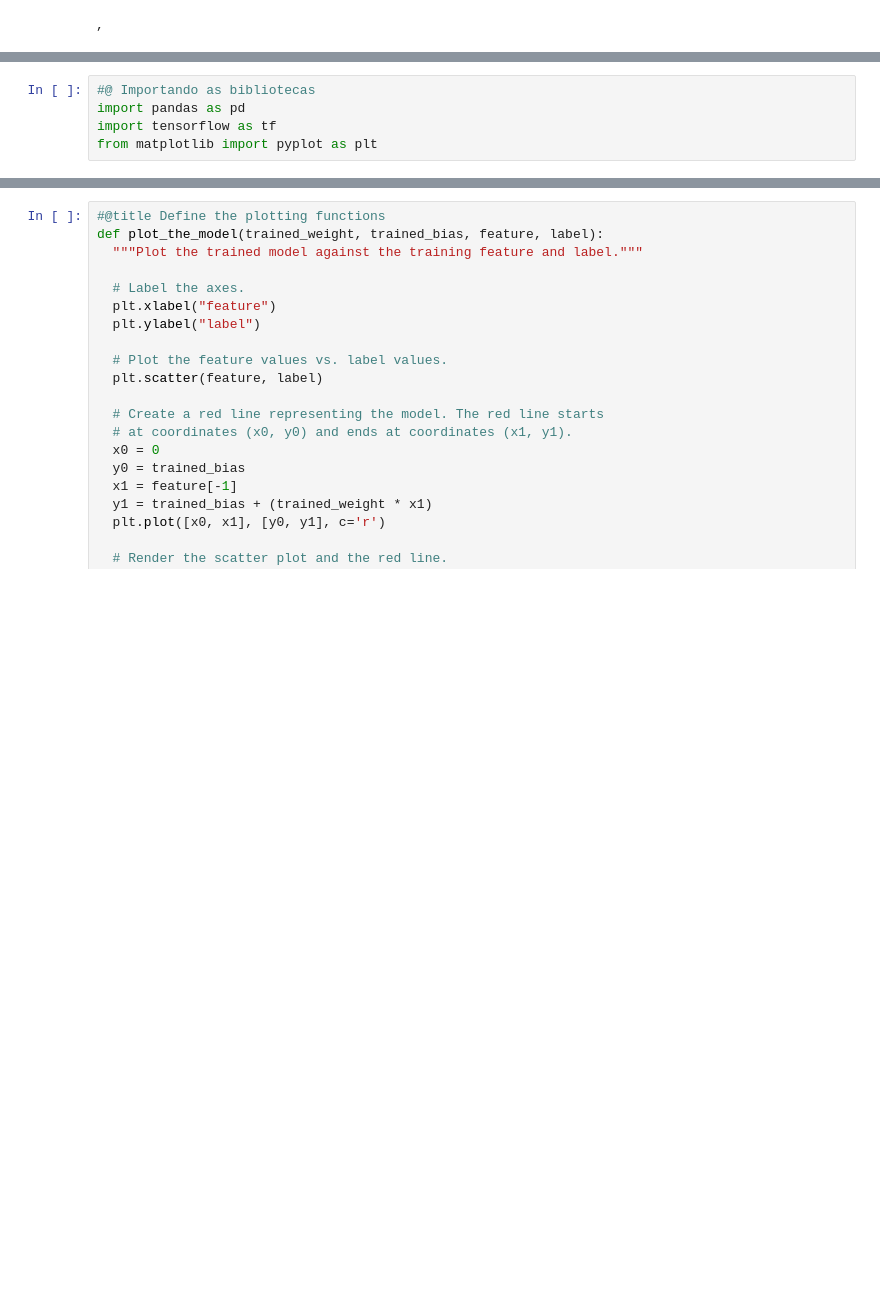
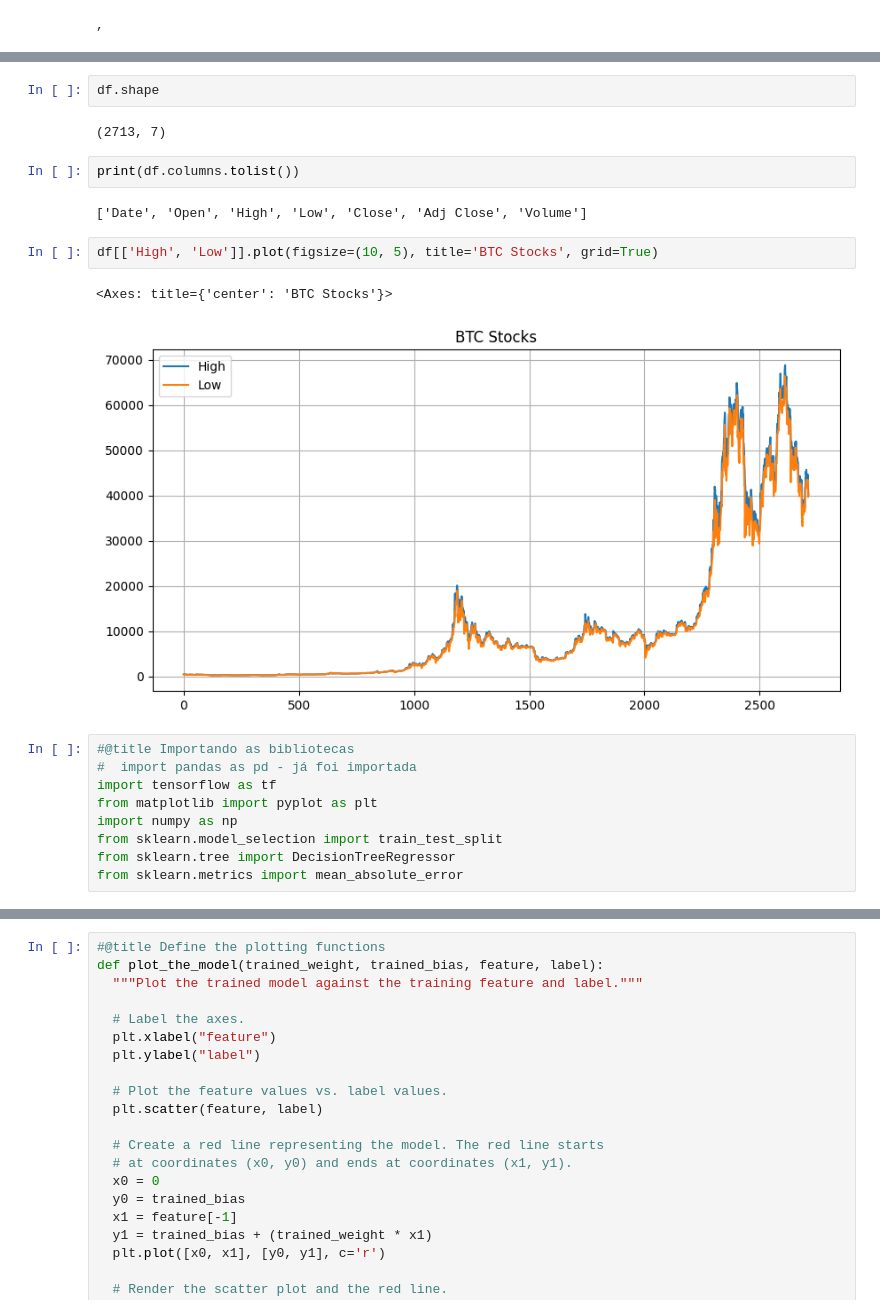
Before and after one commit to GabrielSYS/Cryptocurrency, a Jupyter notebook: crypto.ipynb, the cells around one changed output, grey strips where cells are left out. Drawn from its saved outputs; the diff is of its cells as text; blank space fills up the shorter version.

```diff
--- a/crypto.ipynb
+++ b/crypto.ipynb
@@ -48,5 +62,22 @@ df
+# %%
+df.shape
+# %% [output]
+(2713, 7)
+# %%
+print(df.columns.tolist())
+# %% [output]
+['Date', 'Open', 'High', 'Low', 'Close', 'Adj Close', 'Volume']
+# %%
+df[['High', 'Low']].plot(figsize=(10, 5), title='BTC Stocks', grid=True)
+# %% [output]
+<Axes: title={'center': 'BTC Stocks'}>
+[figure, added]
 # %%
-#@ Importando as bibliotecas
-import pandas as pd
+#@title Importando as bibliotecas
+#  import pandas as pd - já foi importada
 import tensorflow as tf
 from matplotlib import pyplot as plt
+import numpy as np
+from sklearn.model_selection import train_test_split
+from sklearn.tree import DecisionTreeRegressor
+from sklearn.metrics import mean_absolute_error
```
Also changed, not shown: parts of 20 cells of this notebook.
